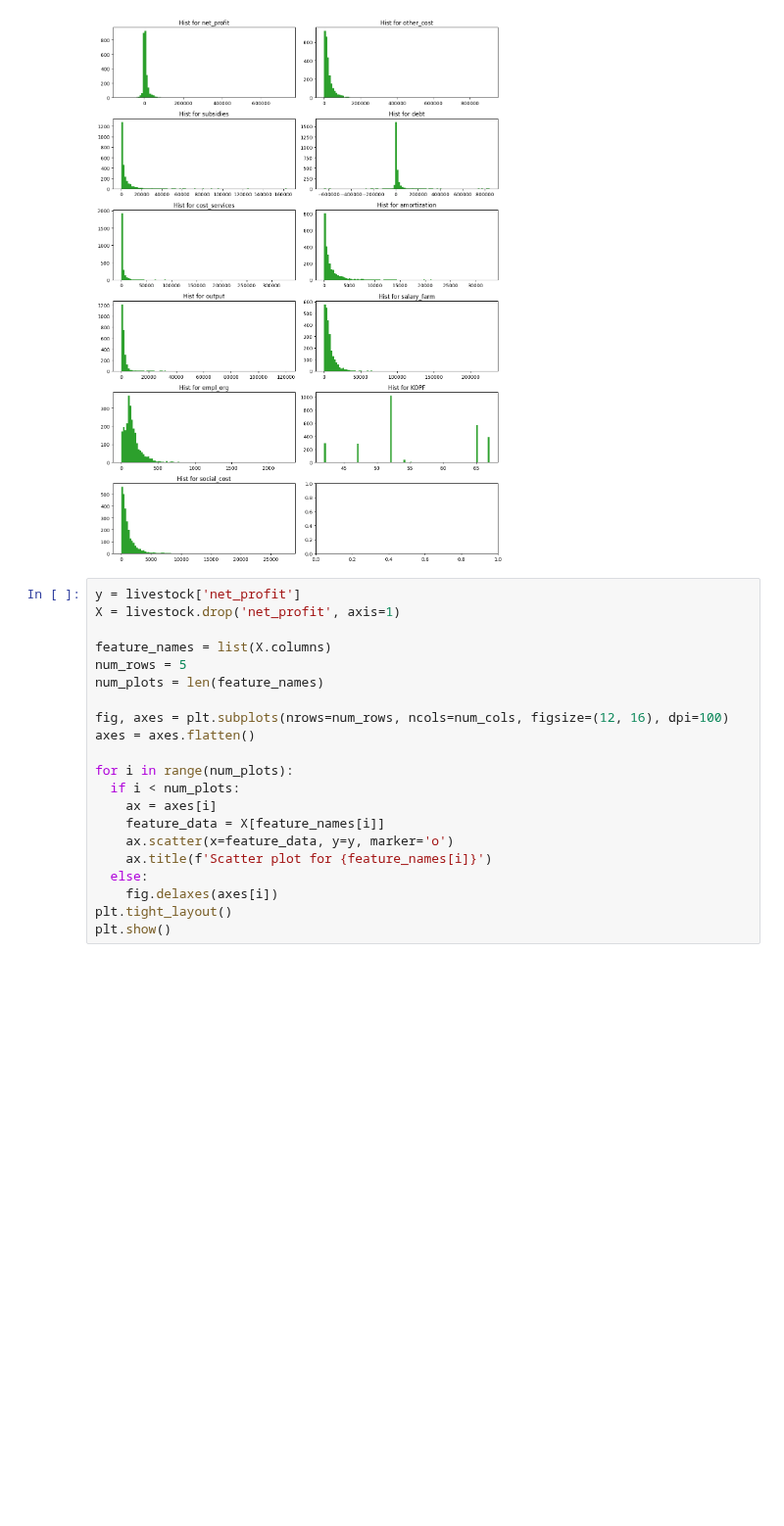
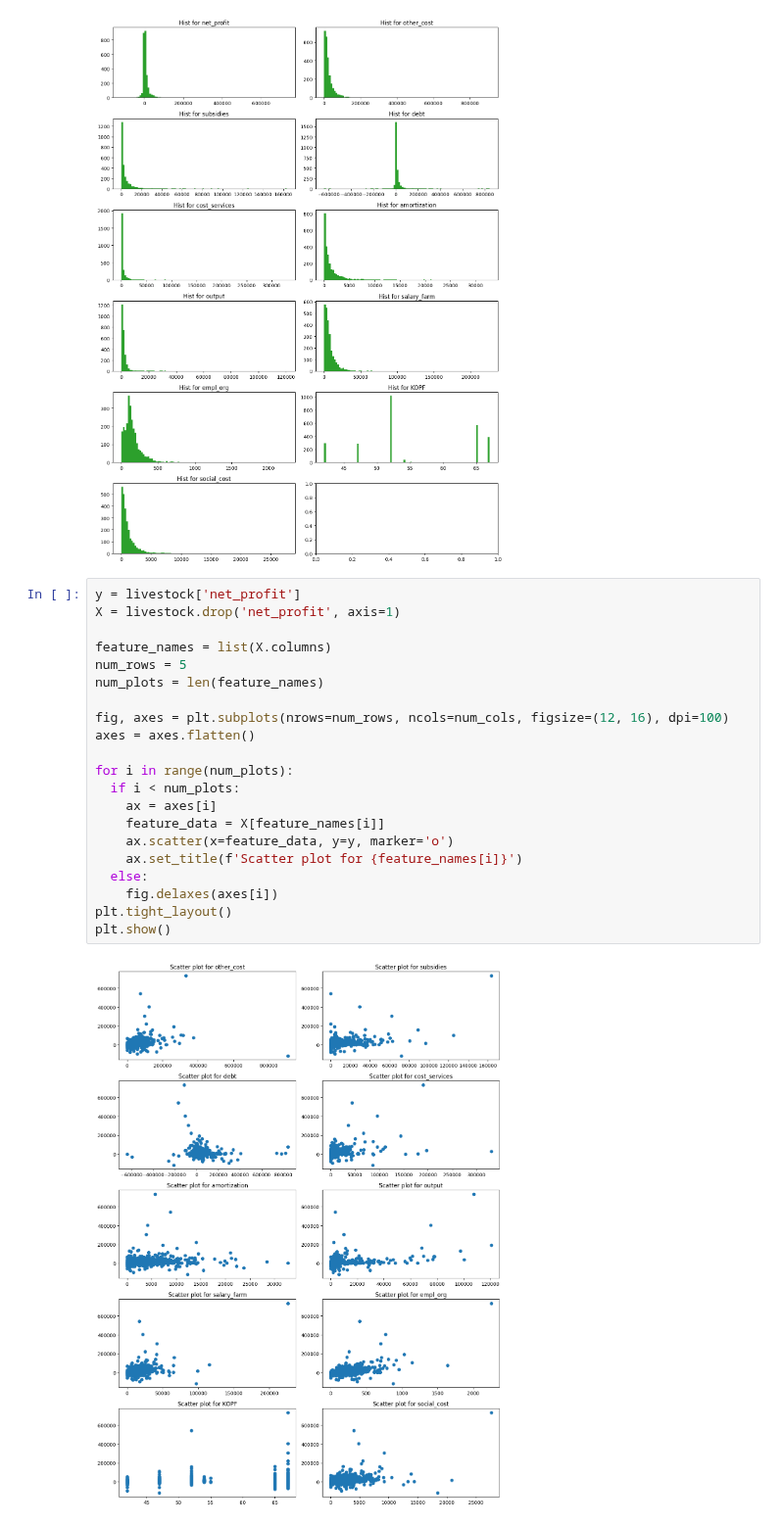
Before and after one commit to SergeyHSE/LinearRegressor.github.io, a Jupyter notebook: RegressionAnalysis.ipynb, the cells around one changed output. Shown at 98% size. Cells and saved outputs as stored; diff of their text form; blank space fills up the shorter version.

```diff
--- a/RegressionAnalysis.ipynb
+++ b/RegressionAnalysis.ipynb
@@ -234,21 +234,23 @@ plt.show()
 # %%
 y = livestock['net_profit']
 X = livestock.drop('net_profit', axis=1)
 
 feature_names = list(X.columns)
 num_rows = 5
 num_plots = len(feature_names)
 
 fig, axes = plt.subplots(nrows=num_rows, ncols=num_cols, figsize=(12, 16), dpi=100)
 axes = axes.flatten()
 
 for i in range(num_plots):
   if i < num_plots:
     ax = axes[i]
     feature_data = X[feature_names[i]]
     ax.scatter(x=feature_data, y=y, marker='o')
-    ax.title(f'Scatter plot for {feature_names[i]}')
+    ax.set_title(f'Scatter plot for {feature_names[i]}')
   else:
     fig.delaxes(axes[i])
 plt.tight_layout()
 plt.show()
+# %% [output]
+[figure, added]
```
